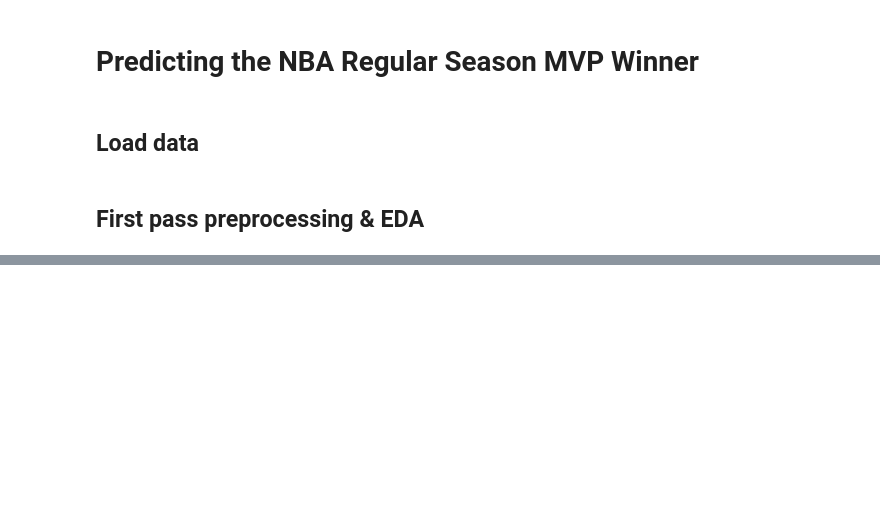
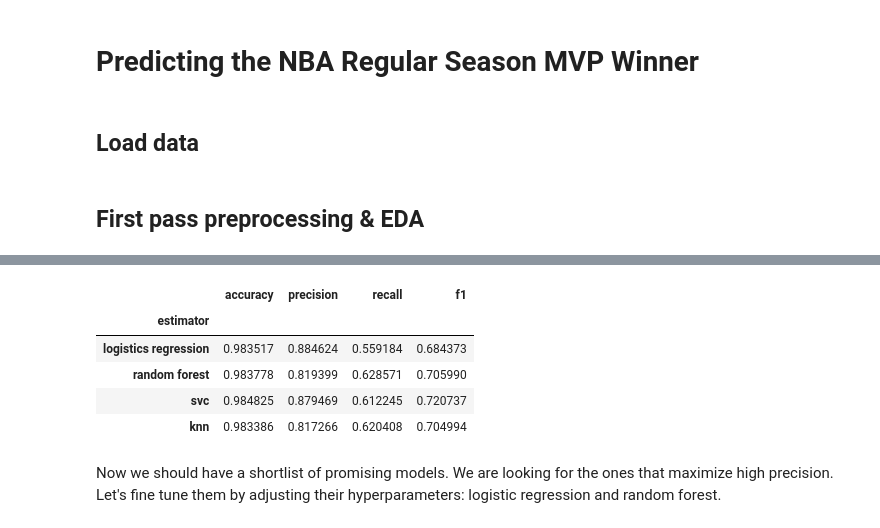
Before and after one commit to stpnzh/nba, a Jupyter notebook: mvp.ipynb, the cells around one changed output, grey strips where cells are left out. Saved outputs shown, nothing was run; the diff lists cells and outputs as text; code cells hidden in the pictures; blank space fills up the shorter version.

```diff
--- a/mvp.ipynb
+++ b/mvp.ipynb
@@ -575,0 +340,9 @@ ValueError: Number of features of the model must match the input. Model n_featur
+# %%
+# Feature importance using ensemble learning
+from sklearn.ensemble import RandomForestClassifier
+
+estimator = RandomForestClassifier(n_estimators=500)
+estimator.fit(X_train_num, y_train)
+important_features = np.round(estimator.feature_importances_, 3)
+print('sorted by important features: ')
+print(sorted(zip(important_features, X_train_num_names), reverse=True)[0:6])
@@ -575,0 +472,28 @@ ValueError: Number of features of the model must match the input. Model n_featur
+# %%
+from sklearn.model_selection import cross_val_score
+
+# Create function to show all cross-validation scores
+def show_cv_scores(fitted_clf, X, y_true, cv=5, name='insert classifier name'):
+    accuracy = cross_val_score(fitted_clf, X, y_true, cv=cv, scoring='accuracy')
+    precision = cross_val_score(fitted_clf, X, y_true, cv=cv, scoring='precision')
+    recall = cross_val_score(fitted_clf, X, y_true, cv=cv, scoring='recall')
+    f1 = cross_val_score(fitted_clf, X, y_true, cv=cv, scoring='f1')
+    return name, accuracy.mean(), precision.mean(), recall.mean(), f1.mean()
+# %%
+list_of_cv_scores = [show_cv_scores(logreg, X_train_ML, y_train, cv=5, name='logistics regression')
+                     , show_cv_scores(rf, X_train_ML, y_train, cv=5, name='random forest')
+                     , show_cv_scores(svc, X_train_ML, y_train, cv=5, name='svc')
+                     , show_cv_scores(knn, X_train_ML, y_train, cv=5, name='knn')]
+# %%
+df_cv_scores = pd.DataFrame(data=list_of_cv_scores
+                            , columns=['estimator', 'accuracy', 'precision', 'recall', 'f1']).set_index('estimator')
+df_cv_scores
+# %% [output]
+|  | accuracy | precision | recall | f1 |
+| estimator |  |  |  |  |
+| logistics regression | 0.983517 | 0.884624 | 0.559184 | 0.684373 |
+| random forest | 0.983778 | 0.819399 | 0.628571 | 0.705990 |
+| svc | 0.984825 | 0.879469 | 0.612245 | 0.720737 |
+| knn | 0.983386 | 0.817266 | 0.620408 | 0.704994 |
+# %% [markdown]
+Now we should have a shortlist of promising models. We are looking for the ones that maximize high precision. Let's fine tune them by adjusting their hyperparameters: logistic regression and random forest.
```
Also changed, not shown: parts of 117 cells of this notebook, 26 other files.
